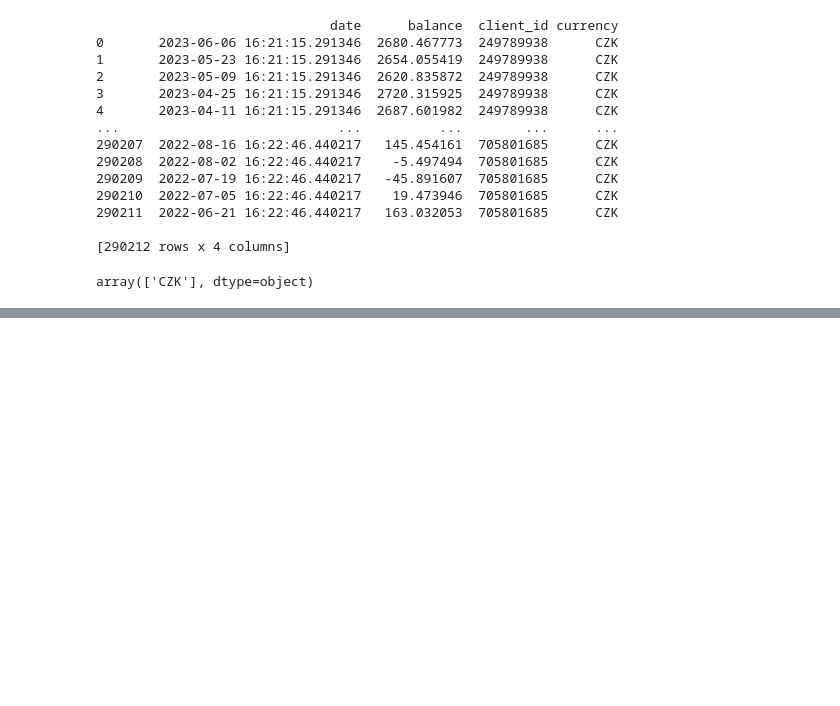
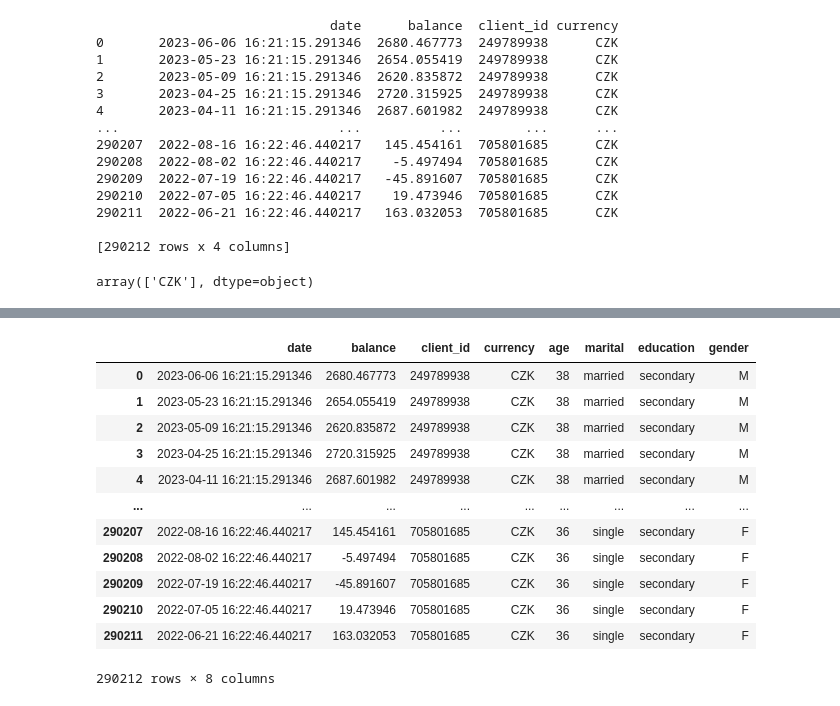
Before and after one commit to braverun/cb_case_study, a Jupyter notebook: SMM_data_exploration.ipynb, the cells around one changed output, grey strips where cells are left out. Cells and saved outputs as stored; diff of their text form; code cells hidden in the pictures; blank space fills up the shorter version.

```diff
--- a/SMM_data_exploration.ipynb
+++ b/SMM_data_exploration.ipynb
@@ -261,0 +298,16 @@ array(['CZK'], dtype=object)
+# %%
+join_NC_BN
+# %% [output]
+|  | date | balance | client_id | currency | age | marital | education | gender |
+| 0 | 2023-06-06 16:21:15.291346 | 2680.467773 | 249789938 | CZK | 38 | married | secondary | M |
+| 1 | 2023-05-23 16:21:15.291346 | 2654.055419 | 249789938 | CZK | 38 | married | secondary | M |
+| 2 | 2023-05-09 16:21:15.291346 | 2620.835872 | 249789938 | CZK | 38 | married | secondary | M |
+| 3 | 2023-04-25 16:21:15.291346 | 2720.315925 | 249789938 | CZK | 38 | married | secondary | M |
+| 4 | 2023-04-11 16:21:15.291346 | 2687.601982 | 249789938 | CZK | 38 | married | secondary | M |
+| ... | ... | ... | ... | ... | ... | ... | ... | ... |
+| 290207 | 2022-08-16 16:22:46.440217 | 145.454161 | 705801685 | CZK | 36 | single | secondary | F |
+| 290208 | 2022-08-02 16:22:46.440217 | -5.497494 | 705801685 | CZK | 36 | single | secondary | F |
+| 290209 | 2022-07-19 16:22:46.440217 | -45.891607 | 705801685 | CZK | 36 | single | secondary | F |
+| 290210 | 2022-07-05 16:22:46.440217 | 19.473946 | 705801685 | CZK | 36 | single | secondary | F |
+| 290211 | 2022-06-21 16:22:46.440217 | 163.032053 | 705801685 | CZK | 36 | single | secondary | F |
+290212 rows × 8 columns
```
Also changed, not shown: parts of 6 cells of this notebook.
